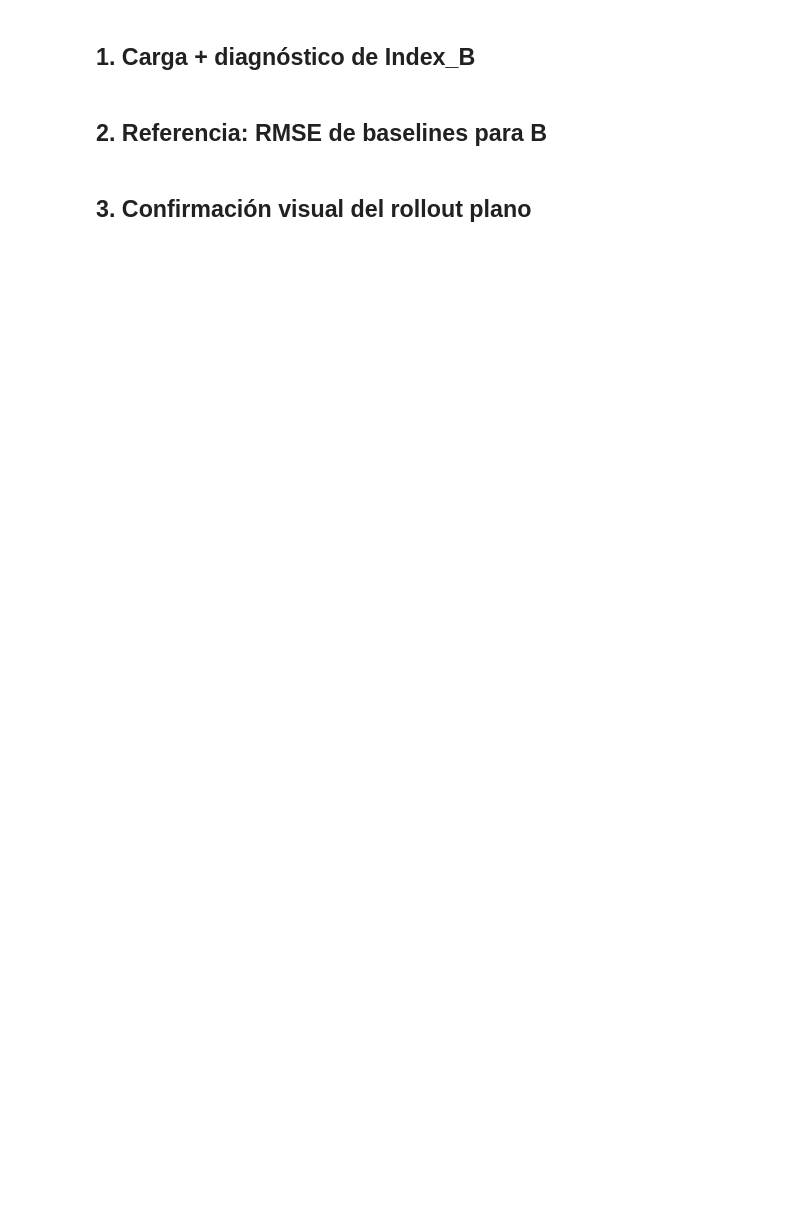
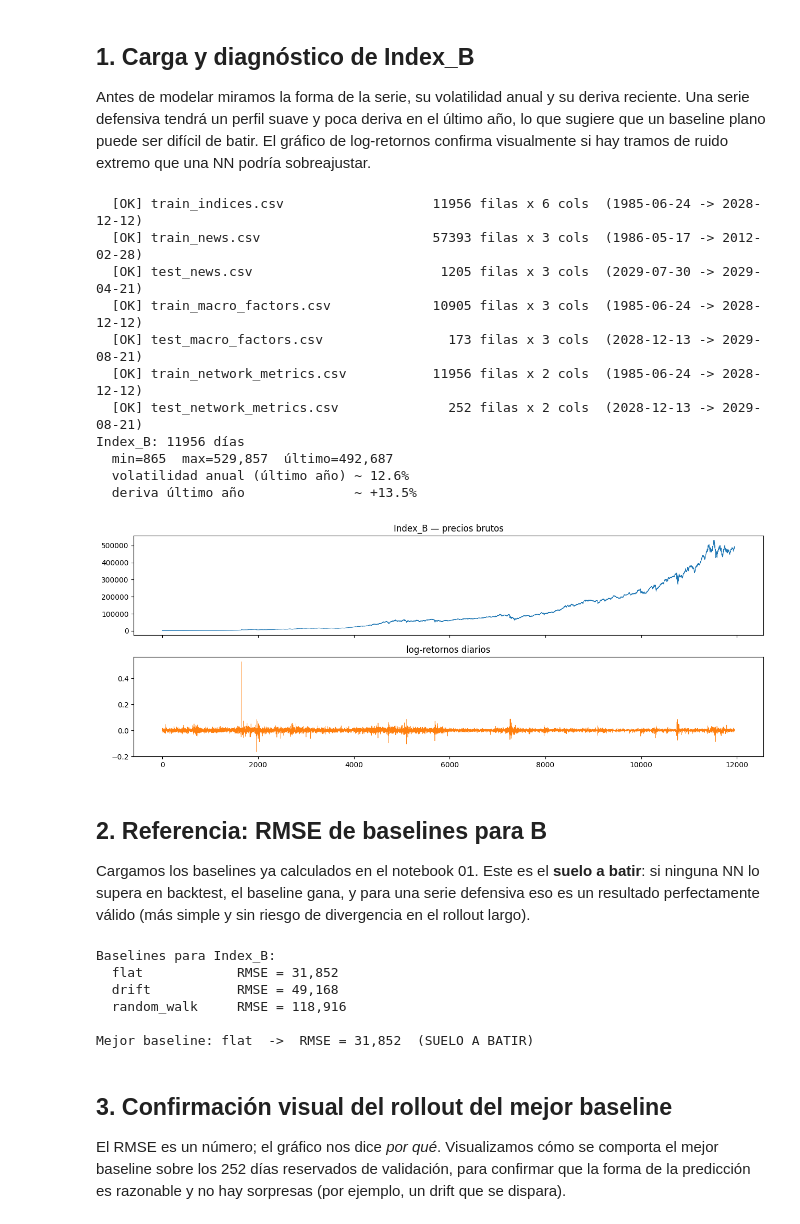
Before and after one commit to Romequinco/TAREA_COMPETICION_REDES_NEURONALES, a Jupyter notebook: 04_index_B.ipynb, the cells around one changed output. Saved outputs shown, nothing was run; the diff lists cells and outputs as text; code cells hidden in the pictures; blank space fills up the shorter version.

```diff
--- a/04_index_B.ipynb
+++ b/04_index_B.ipynb
@@ -38,30 +35,62 @@ os.makedirs('results', exist_ok=True)
 # %% [markdown]
-## 1. Carga + diagnóstico de Index_B
+## 1. Carga y diagnóstico de Index_B
+
+Antes de modelar miramos la forma de la serie, su volatilidad anual y su deriva reciente. Una serie defensiva tendrá un perfil suave y poca deriva en el último año, lo que sugiere que un baseline plano puede ser difícil de batir. El gráfico de log-retornos confirma visualmente si hay tramos de ruido extremo que una NN podría sobreajustar.
 # %%
 data  = load_hackathon_data(DATA_DIR)
-idx   = data['train_indices']
+idx   = data["train_indices"]
 serie = idx[IDX].dropna().values
 
-print(f'{IDX}: {len(serie)} días  |  min={serie.min():.0f}  max={serie.max():.0f}  último={serie[-1]:.0f}')
+log_rets   = np.diff(np.log(serie))
+vol_anual  = log_rets[-252:].std() * np.sqrt(252)   # volatilidad del último año
+drift_rec  = (serie[-1] / serie[-252] - 1)          # deriva del último año
 
-plt.figure(figsize=(13, 3))
-plt.plot(serie, lw=0.8)
-plt.title(f'{IDX} — precios brutos (esperamos baja volatilidad)')
-plt.tight_layout()
-plt.show()
+print(f"{IDX}: {len(serie)} días")
+print(f"  min={serie.min():,.0f}  max={serie.max():,.0f}  último={serie[-1]:,.0f}")
+print(f"  volatilidad anual (último año) ~ {vol_anual:.1%}")
+print(f"  deriva último año              ~ {drift_rec:+.1%}")
+
+fig, ax = plt.subplots(2, 1, figsize=(13, 5), sharex=True)
+ax[0].plot(serie, lw=0.8);                 ax[0].set_title(f"{IDX} — precios brutos")
+ax[1].plot(log_rets, lw=0.5, color="tab:orange"); ax[1].set_title("log-retornos diarios")
+plt.tight_layout(); plt.show()
+# %% [output]
+  [OK] train_indices.csv                   11956 filas x 6 cols  (1985-06-24 -> 2028-12-12)
+  [OK] train_news.csv                      57393 filas x 3 cols  (1986-05-17 -> 2012-02-28)
+  [OK] test_news.csv                        1205 filas x 3 cols  (2029-07-30 -> 2029-04-21)
+  [OK] train_macro_factors.csv             10905 filas x 3 cols  (1985-06-24 -> 2028-12-12)
+  [OK] test_macro_factors.csv                173 filas x 3 cols  (2028-12-13 -> 2029-08-21)
+  [OK] train_network_metrics.csv           11956 filas x 2 cols  (1985-06-24 -> 2028-12-12)
+  [OK] test_network_metrics.csv              252 filas x 2 cols  (2028-12-13 -> 2029-08-21)
+Index_B: 11956 días
+  min=865  max=529,857  último=492,687
+  volatilidad anual (último año) ~ 12.6%
+  deriva último año              ~ +13.5%
+[figure, added]
 # %% [markdown]
 ## 2. Referencia: RMSE de baselines para B
+
+Cargamos los baselines ya calculados en el notebook 01. Este es el **suelo a batir**: si ninguna NN lo supera en backtest, el baseline gana, y para una serie defensiva eso es un resultado perfectamente válido (más simple y sin riesgo de divergencia en el rollout largo).
 # %%
-with open('results/baselines.json') as f:
+with open("results/baselines.json") as f:
     baselines = json.load(f)
 
-print(f'Baselines para {IDX}:')
+print(f"Baselines para {IDX}:")
 for bl, rmse in baselines[IDX].items():
-    print(f'  {bl:<15} RMSE = {rmse:,.0f}')
+    print(f"  {bl:<15} RMSE = {rmse:,.0f}")
 
 best_bl   = min(baselines[IDX], key=baselines[IDX].get)
 best_rmse = baselines[IDX][best_bl]
-print(f'\nMejor baseline: {best_bl}  RMSE={best_rmse:,.0f}')
+print(f"\nMejor baseline: {best_bl}  ->  RMSE = {best_rmse:,.0f}  (SUELO A BATIR)")
+# %% [output]
+Baselines para Index_B:
+  flat            RMSE = 31,852
+  drift           RMSE = 49,168
+  random_walk     RMSE = 118,916
+
+Mejor baseline: flat  ->  RMSE = 31,852  (SUELO A BATIR)
 # %% [markdown]
-## 3. Confirmación visual del rollout plano
+## 3. Confirmación visual del rollout del mejor baseline
+
+El RMSE es un número; el gráfico nos dice *por qué*. Visualizamos cómo se comporta el mejor baseline sobre los 252 días reservados de validación, para confirmar que la forma de la predicción es razonable y no hay sorpresas (por ejemplo, un drift que se dispara).
 # %%
```
Also changed, not shown: parts of 20 cells of this notebook, 8 other files.
